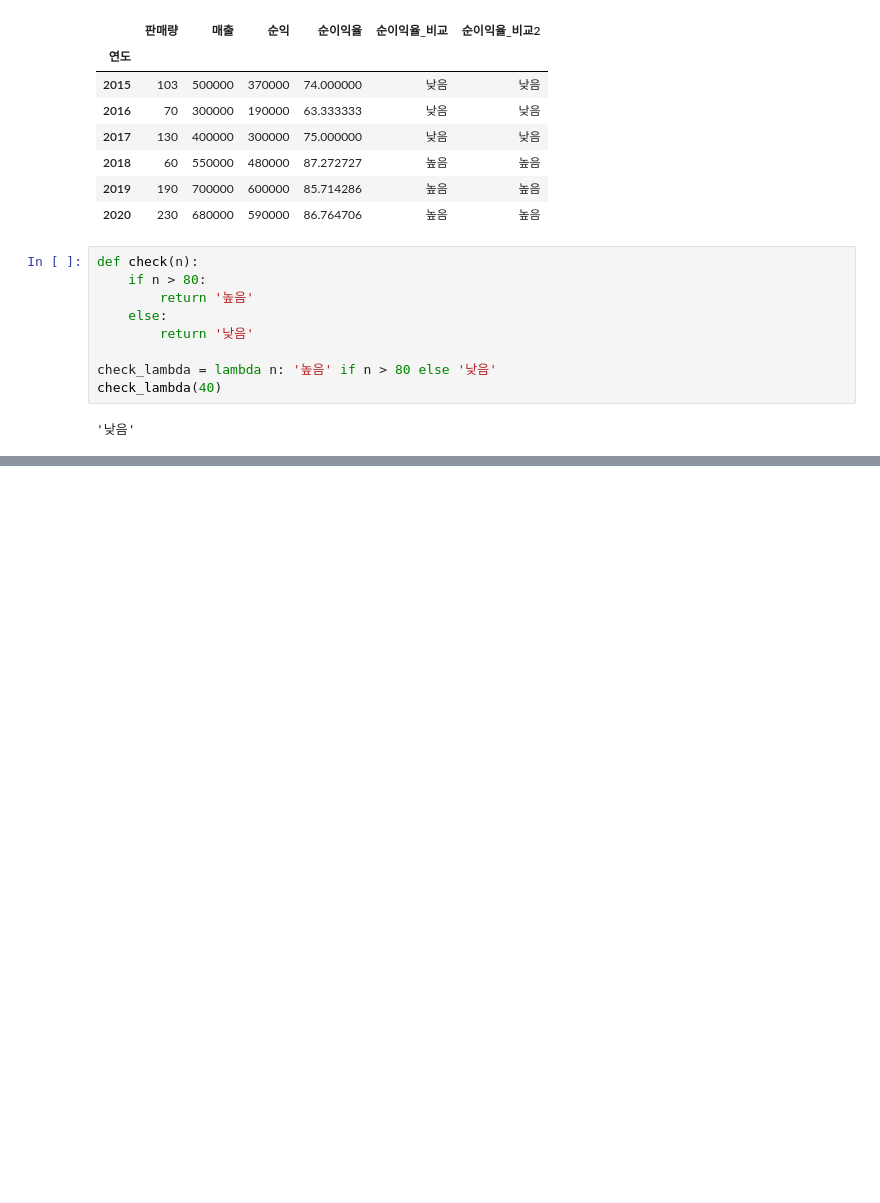
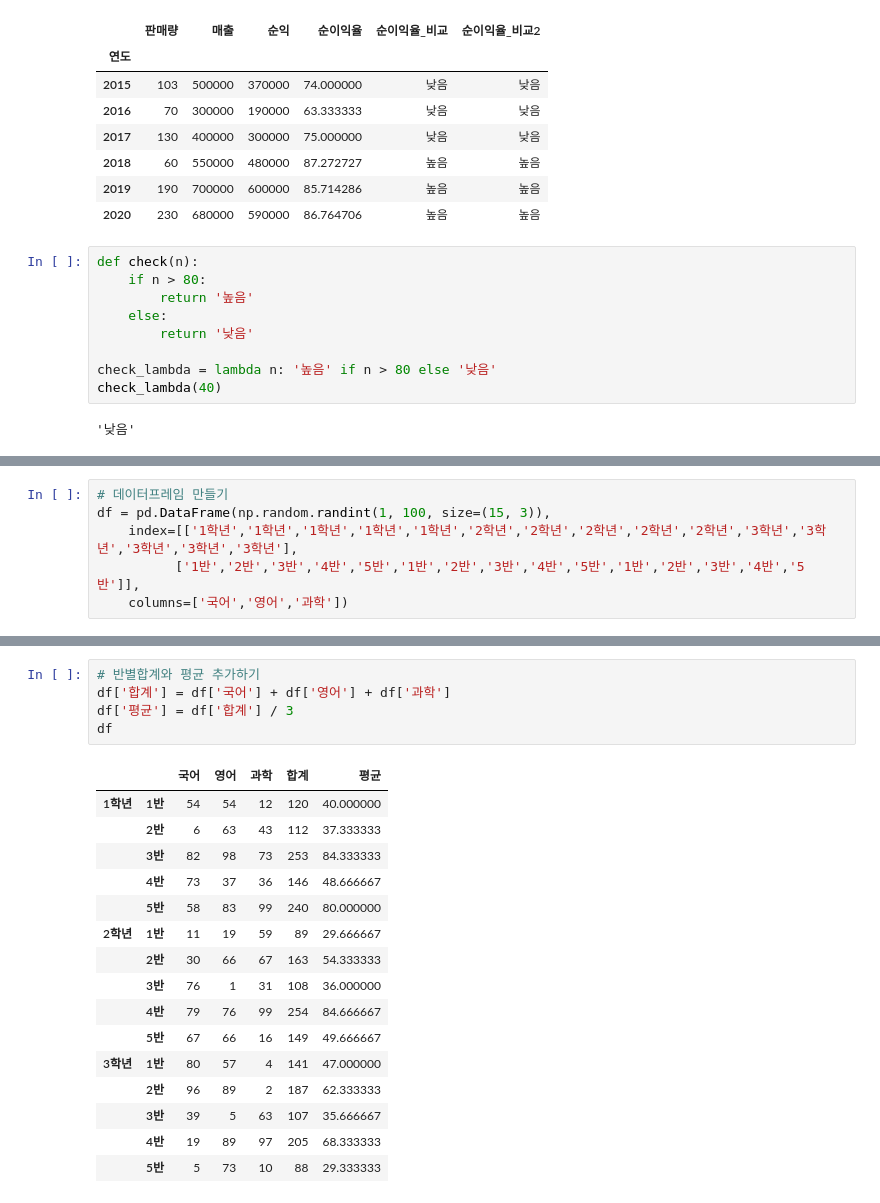
Before and after one commit to chopin0807/Pandas_Practice, a Jupyter notebook: Pandas.ipynb, the cells around one changed output, grey strips where cells are left out. Saved outputs shown, nothing was run; the diff lists cells and outputs as text; blank space fills up the shorter version.

```diff
--- a/Pandas.ipynb
+++ b/Pandas.ipynb
@@ -399,0 +640,6 @@ check_lambda(40)
+# %%
+# 데이터프레임 만들기
+df = pd.DataFrame(np.random.randint(1, 100, size=(15, 3)),
+    index=[['1학년','1학년','1학년','1학년','1학년','2학년','2학년','2학년','2학년','2학년','3학년','3학년','3학년','3학년','3학년'],
+          ['1반','2반','3반','4반','5반','1반','2반','3반','4반','5반','1반','2반','3반','4반','5반']],
+    columns=['국어','영어','과학'])
@@ -399,0 +665,22 @@ check_lambda(40)
+# %%
+# 반별합계와 평균 추가하기
+df['합계'] = df['국어'] + df['영어'] + df['과학']
+df['평균'] = df['합계'] / 3
+df
+# %% [output]
+|  |  | 국어 | 영어 | 과학 | 합계 | 평균 |
+| 1학년 | 1반 | 54 | 54 | 12 | 120 | 40.000000 |
+|  | 2반 | 6 | 63 | 43 | 112 | 37.333333 |
+|  | 3반 | 82 | 98 | 73 | 253 | 84.333333 |
+|  | 4반 | 73 | 37 | 36 | 146 | 48.666667 |
+|  | 5반 | 58 | 83 | 99 | 240 | 80.000000 |
+| 2학년 | 1반 | 11 | 19 | 59 | 89 | 29.666667 |
+|  | 2반 | 30 | 66 | 67 | 163 | 54.333333 |
+|  | 3반 | 76 | 1 | 31 | 108 | 36.000000 |
+|  | 4반 | 79 | 76 | 99 | 254 | 84.666667 |
+|  | 5반 | 67 | 66 | 16 | 149 | 49.666667 |
+| 3학년 | 1반 | 80 | 57 | 4 | 141 | 47.000000 |
+|  | 2반 | 96 | 89 | 2 | 187 | 62.333333 |
+|  | 3반 | 39 | 5 | 63 | 107 | 35.666667 |
+|  | 4반 | 19 | 89 | 97 | 205 | 68.333333 |
+|  | 5반 | 5 | 73 | 10 | 88 | 29.333333 |
```
Also changed, not shown: parts of 40 cells of this notebook, 1 other file.
